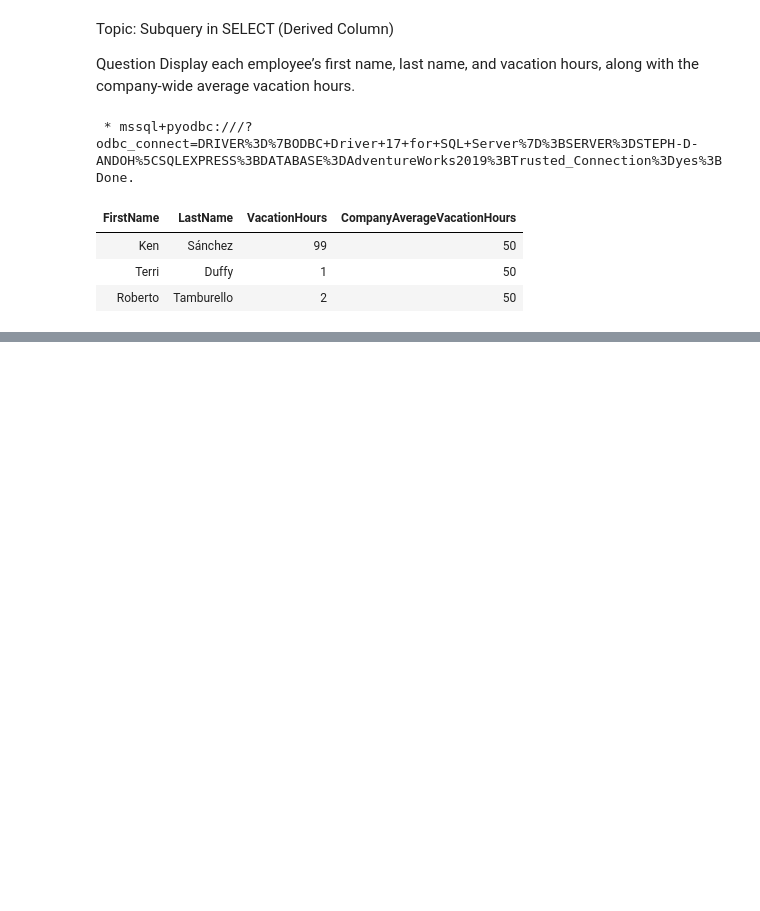
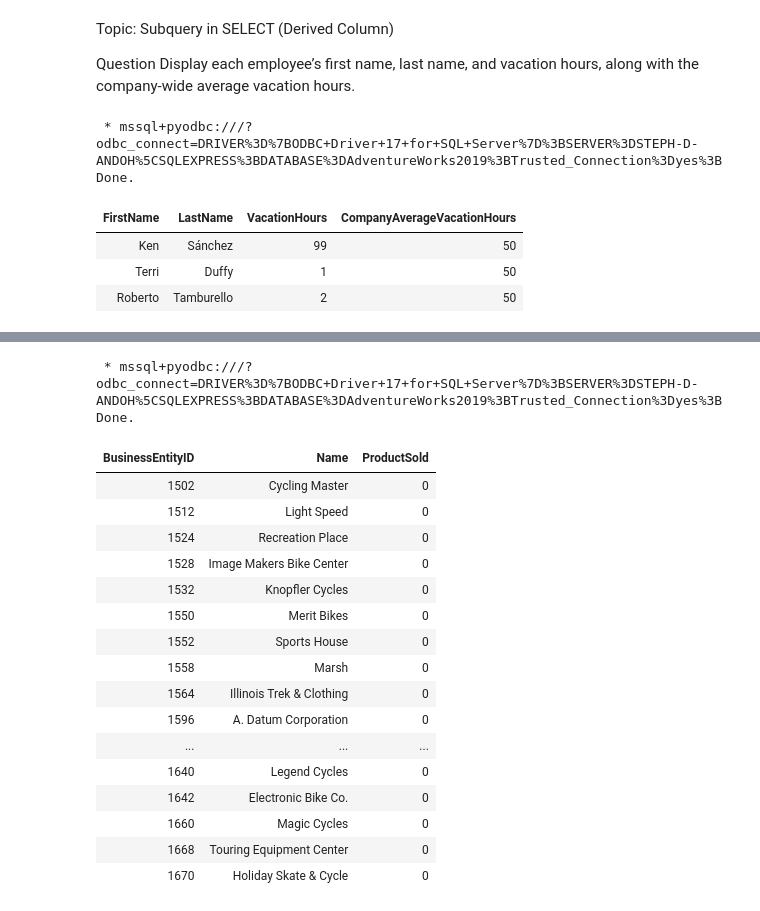
Before and after one commit to stephandoh/adventureworks2019-sql-tutorials, a Jupyter notebook: Subqueries.ipynb, the cells around one changed output, grey strips where cells are left out. Drawn from its saved outputs; the diff is of its cells as text; code cells hidden in the pictures; blank space fills up the shorter version.

```diff
--- a/Subqueries.ipynb
+++ b/Subqueries.ipynb
@@ -47,0 +270,38 @@ Done.
+# %%
+%%sql
+--not using NOT EXISTS
+
+SELECT
+	PV.[BusinessEntityID],
+	PV.[Name],
+	COUNT(PPV.[ProductID]) AS ProductSold
+FROM
+	Purchasing.Vendor PV
+LEFT JOIN
+	Purchasing.ProductVendor PPV
+ON PV.BusinessEntityID = PPV.BusinessEntityID
+GROUP BY
+	PV.[BusinessEntityID],
+	PV.[Name]
+HAVING COUNT(PPV.[ProductID]) = 0
+ORDER BY COUNT(PPV.[ProductID]) DESC;
+# %% [output]
+ * mssql+pyodbc:///?odbc_connect=DRIVER%3D%7BODBC+Driver+17+for+SQL+Server%7D%3BSERVER%3DSTEPH-D-ANDOH%5CSQLEXPRESS%3BDATABASE%3DAdventureWorks2019%3BTrusted_Connection%3Dyes%3B
+Done.
+| BusinessEntityID | Name | ProductSold |
+| 1502 | Cycling Master | 0 |
+| 1512 | Light Speed | 0 |
+| 1524 | Recreation Place | 0 |
+| 1528 | Image Makers Bike Center | 0 |
+| 1532 | Knopfler Cycles | 0 |
+| 1550 | Merit Bikes | 0 |
+| 1552 | Sports House | 0 |
+| 1558 | Marsh | 0 |
+| 1564 | Illinois Trek & Clothing | 0 |
+| 1596 | A. Datum Corporation | 0 |
+| ... | ... | ... |
+| 1640 | Legend Cycles | 0 |
+| 1642 | Electronic Bike Co. | 0 |
+| 1660 | Magic Cycles | 0 |
+| 1668 | Touring Equipment Center | 0 |
+| 1670 | Holiday Skate & Cycle | 0 |
```
Also changed, not shown: parts of 14 cells of this notebook.
